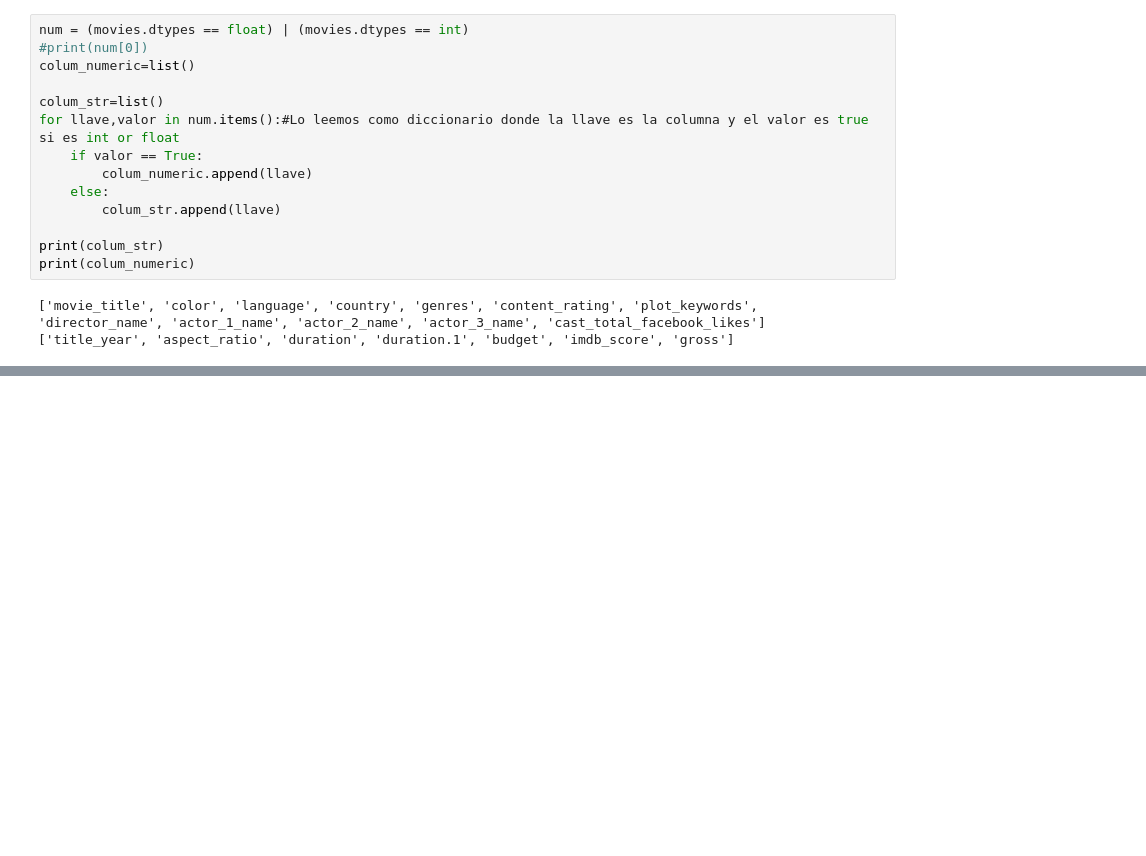
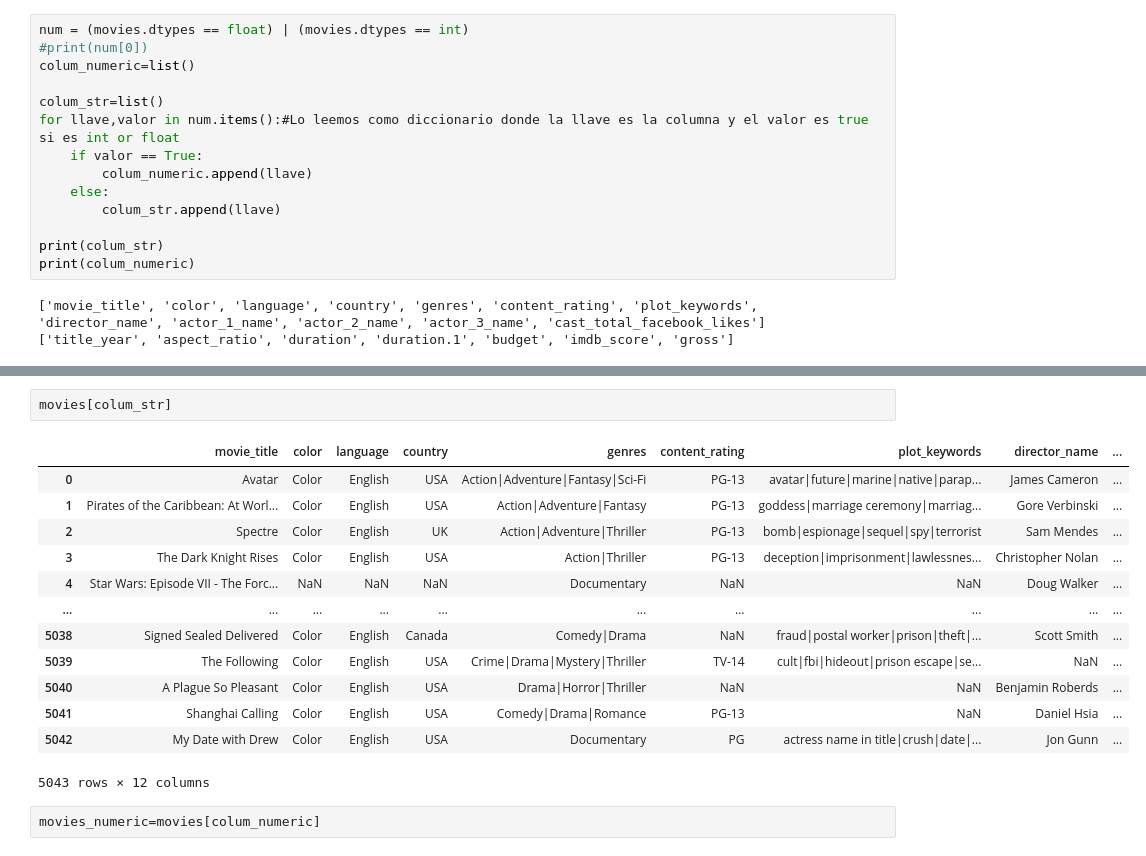
Before and after one commit to Rojas-Andres/Aprendizaje-automatico, a Jupyter notebook: Preparacion_de_Datos.ipynb, the cells around one changed output, grey strips where cells are left out. Drawn from its saved outputs; the diff is of its cells as text; blank space fills up the shorter version.

```diff
--- a/Preparacion_de_Datos.ipynb
+++ b/Preparacion_de_Datos.ipynb
@@ -199,0 +216,18 @@ print(colum_numeric)
+# %%
+movies[colum_str]
+# %% [output]
+|  | movie_title | color | language | country | genres | content_rating | plot_keywords | director_name | ... |
+| 0 | Avatar | Color | English | USA | Action|Adventure|Fantasy|Sci-Fi | PG-13 | avatar|future|marine|native|parap... | James Cameron | ... |
+| 1 | Pirates of the Caribbean: At Worl... | Color | English | USA | Action|Adventure|Fantasy | PG-13 | goddess|marriage ceremony|marriag... | Gore Verbinski | ... |
+| 2 | Spectre | Color | English | UK | Action|Adventure|Thriller | PG-13 | bomb|espionage|sequel|spy|terrorist | Sam Mendes | ... |
+| 3 | The Dark Knight Rises | Color | English | USA | Action|Thriller | PG-13 | deception|imprisonment|lawlessnes... | Christopher Nolan | ... |
+| 4 | Star Wars: Episode VII - The Forc... | NaN | NaN | NaN | Documentary | NaN | NaN | Doug Walker | ... |
+| ... | ... | ... | ... | ... | ... | ... | ... | ... | ... |
+| 5038 | Signed Sealed Delivered | Color | English | Canada | Comedy|Drama | NaN | fraud|postal worker|prison|theft|... | Scott Smith | ... |
+| 5039 | The Following | Color | English | USA | Crime|Drama|Mystery|Thriller | TV-14 | cult|fbi|hideout|prison escape|se... | NaN | ... |
+| 5040 | A Plague So Pleasant | Color | English | USA | Drama|Horror|Thriller | NaN | NaN | Benjamin Roberds | ... |
+| 5041 | Shanghai Calling | Color | English | USA | Comedy|Drama|Romance | PG-13 | NaN | Daniel Hsia | ... |
+| 5042 | My Date with Drew | Color | English | USA | Documentary | PG | actress name in title|crush|date|... | Jon Gunn | ... |
+5043 rows × 12 columns
+# %%
+movies_numeric=movies[colum_numeric]
```
Also changed, not shown: parts of 19 cells of this notebook, 1 other file.
